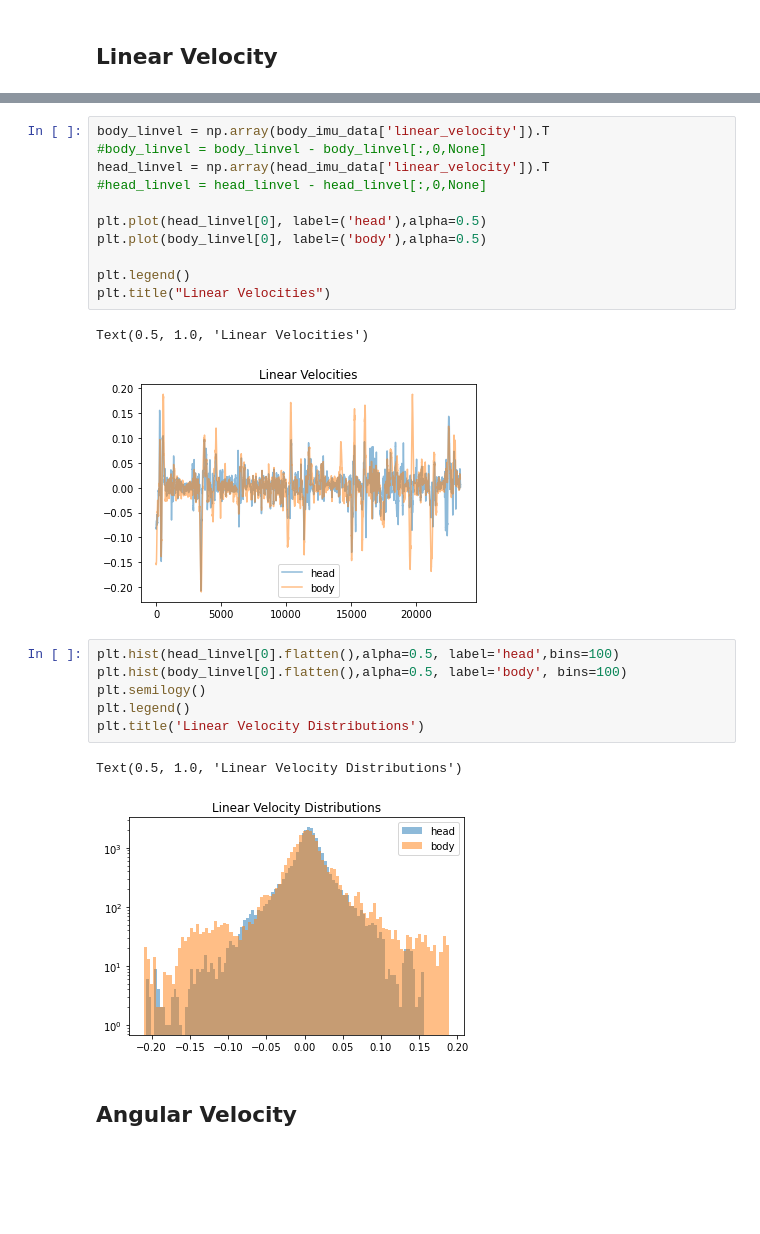
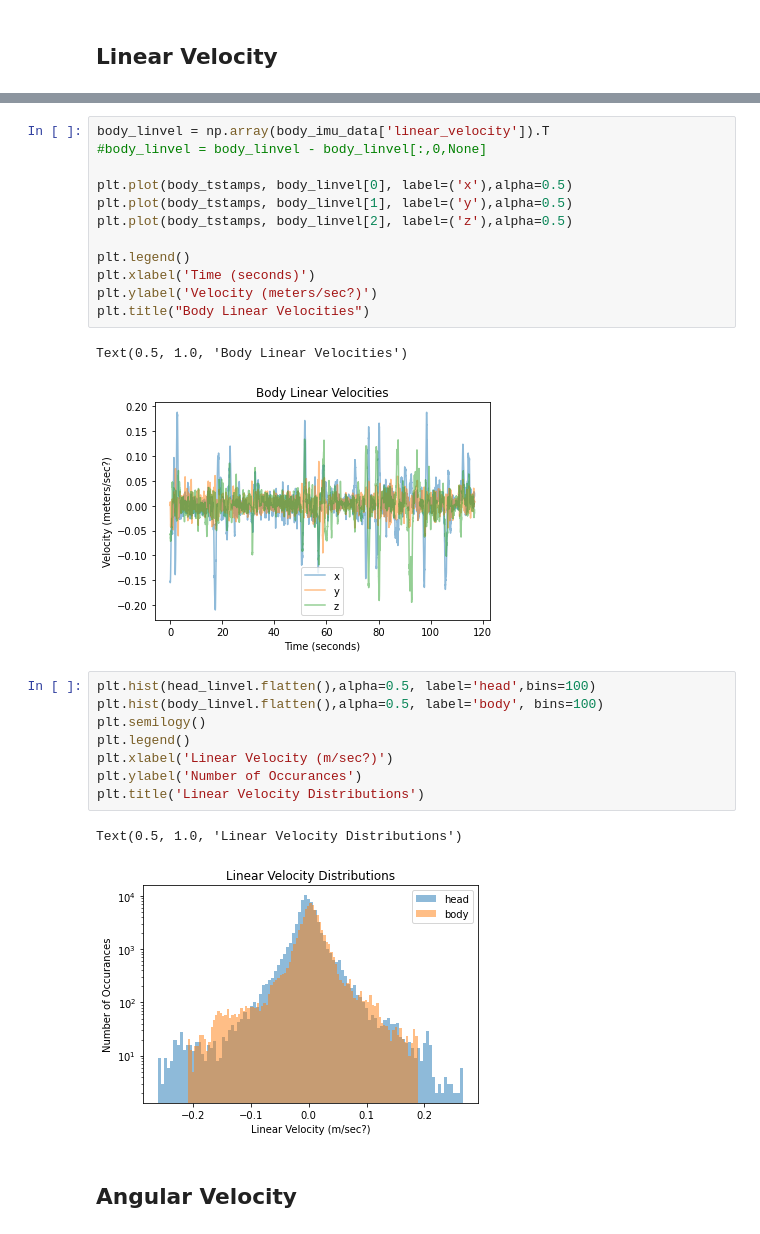
Before and after one commit to vdutell/st-bravo_analysis, a Jupyter notebook: 4b. IMU.ipynb, the cells around one changed output, grey strips where cells are left out. Drawn from its saved outputs; the diff is of its cells as text; blank space fills up the shorter version.

```diff
--- a/4b. IMU.ipynb
+++ b/4b. IMU.ipynb
@@ -105,26 +136,29 @@ Text(0.5, 1.0, 'Head Orientations')
 # %%
 body_linvel = np.array(body_imu_data['linear_velocity']).T
 #body_linvel = body_linvel - body_linvel[:,0,None]
-head_linvel = np.array(head_imu_data['linear_velocity']).T
-#head_linvel = head_linvel - head_linvel[:,0,None]
 
-plt.plot(head_linvel[0], label=('head'),alpha=0.5)
-plt.plot(body_linvel[0], label=('body'),alpha=0.5)
+plt.plot(body_tstamps, body_linvel[0], label=('x'),alpha=0.5)
+plt.plot(body_tstamps, body_linvel[1], label=('y'),alpha=0.5)
+plt.plot(body_tstamps, body_linvel[2], label=('z'),alpha=0.5)
 
 plt.legend()
-plt.title("Linear Velocities")
+plt.xlabel('Time (seconds)')
+plt.ylabel('Velocity (meters/sec?)')
+plt.title("Body Linear Velocities")
 # %% [output]
-Text(0.5, 1.0, 'Linear Velocities')
+Text(0.5, 1.0, 'Body Linear Velocities')
-[figure, old version]
+[figure, new version]
 # %%
-plt.hist(head_linvel[0].flatten(),alpha=0.5, label='head',bins=100)
-plt.hist(body_linvel[0].flatten(),alpha=0.5, label='body', bins=100)
+plt.hist(head_linvel.flatten(),alpha=0.5, label='head',bins=100)
+plt.hist(body_linvel.flatten(),alpha=0.5, label='body', bins=100)
 plt.semilogy()
 plt.legend()
+plt.xlabel('Linear Velocity (m/sec?)')
+plt.ylabel('Number of Occurances')
 plt.title('Linear Velocity Distributions')
 # %% [output]
 Text(0.5, 1.0, 'Linear Velocity Distributions')
-[figure, old version]
+[figure, new version]
 # %% [markdown]
 ## Angular Velocity
 # %%
```
Also changed, not shown: parts of 8 cells of this notebook.
